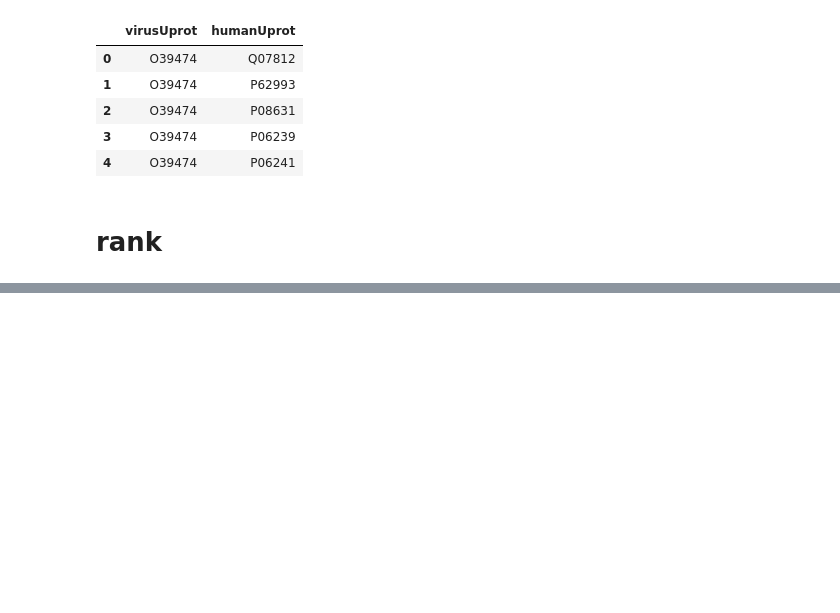
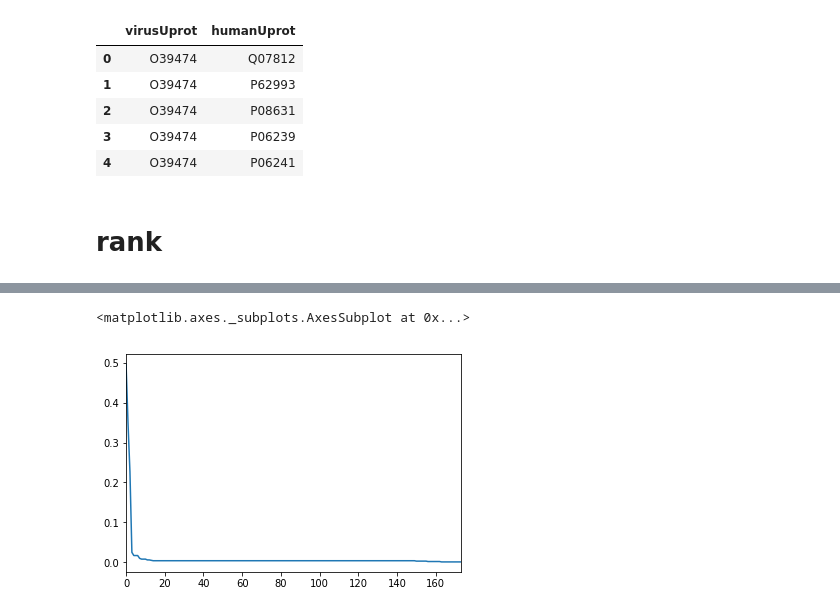
Before and after one commit to christian-rncl/cmsc499a-s2019, a Jupyter notebook: data_processing/hepatitis_c_processing.ipynb, the cells around one changed output, grey strips where cells are left out. Saved outputs shown, nothing was run; the diff lists cells and outputs as text; code cells hidden in the pictures; blank space fills up the shorter version.

```diff
--- a/data_processing/hepatitis_c_processing.ipynb
+++ b/data_processing/hepatitis_c_processing.ipynb
@@ -125,4 +125,9 @@ ranked_hepcdf
 174 rows × 4 columns
+# %%
+ranked_hepcdf['ratio'].plot.line()
+# %% [output]
+<matplotlib.axes._subplots.AxesSubplot at 0x...>
+[figure, added]
 # %%
 ranked_hepcdf['ratio'].mean()
 # %% [output]
```
Also changed, not shown: parts of 6 cells of this notebook, 54 other files.
